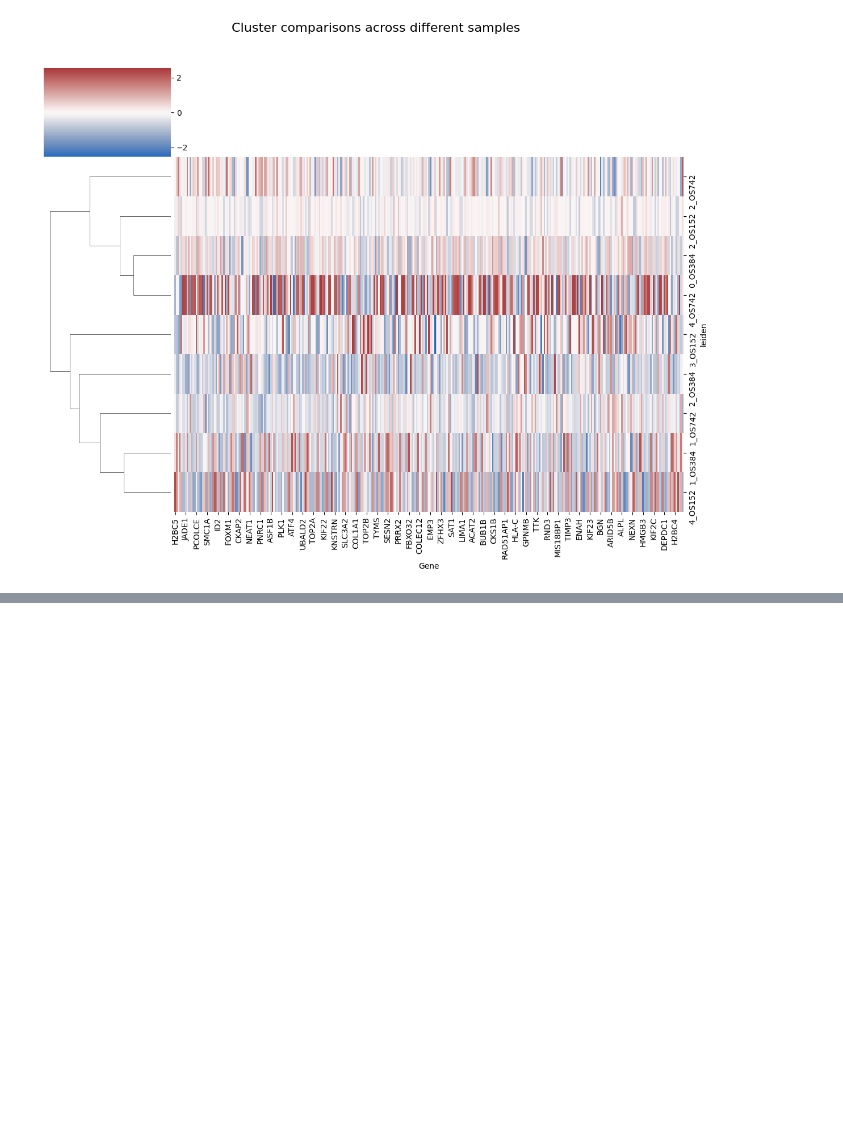
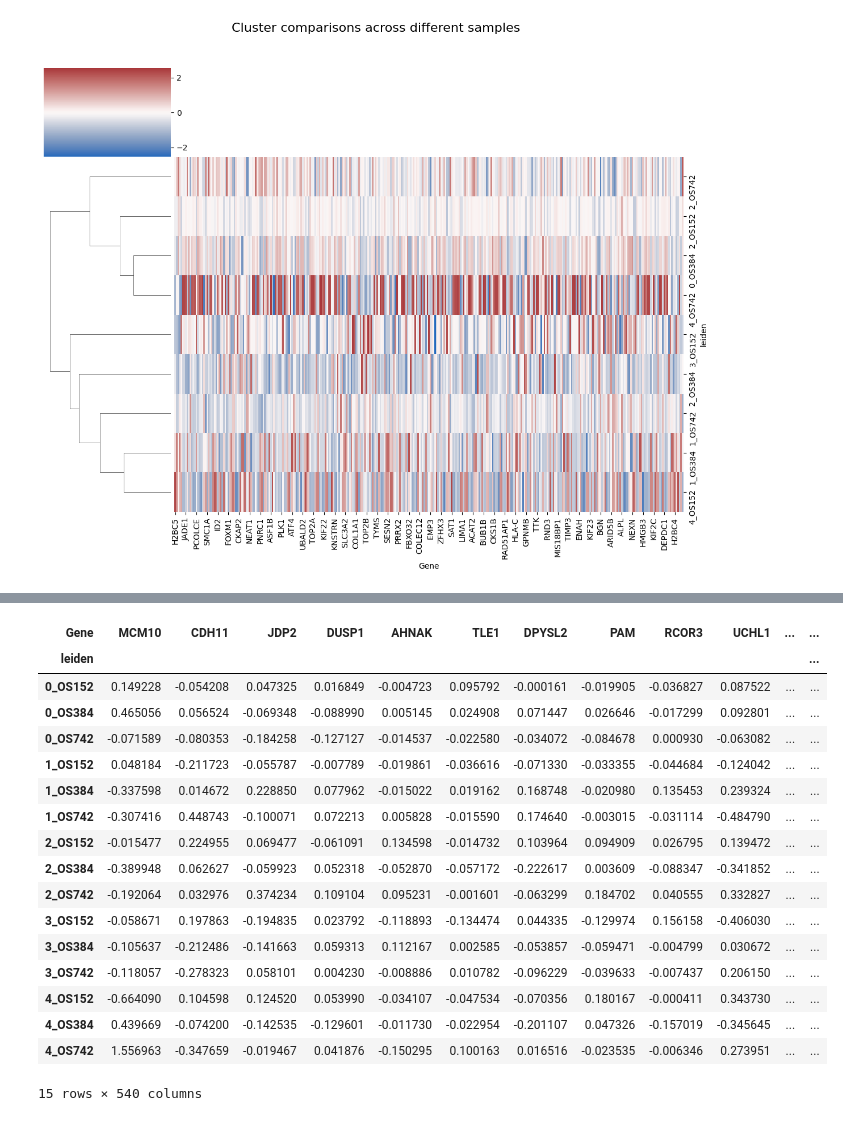
Before and after one commit to brendamelano/Reprogramming_Osteosarcoma, a Jupyter notebook: plain_scRNAseq_analysis/plain_scRNAseq_analysis.ipynb, the cells around one changed output, grey strips where cells are left out. Saved outputs shown, nothing was run; the diff lists cells and outputs as text; code cells hidden in the pictures; blank space fills up the shorter version.

```diff
--- a/plain_scRNAseq_analysis/plain_scRNAseq_analysis.ipynb
+++ b/plain_scRNAseq_analysis/plain_scRNAseq_analysis.ipynb
@@ -363 +384,26 @@ The following genes were not found in the combined data and will be skipped: {'P
+# %%
+
+
+# Compute the mean expression per cluster
+cluster_means = adata_markers.to_df().groupby(adata_markers.obs['leiden']).mean()
+cluster_means
+# %% [output]
+| Gene | MCM10 | CDH11 | JDP2 | DUSP1 | AHNAK | TLE1 | DPYSL2 | PAM | RCOR3 | UCHL1 | ... | ... |
+| leiden |  |  |  |  |  |  |  |  |  |  |  | ... |
+| 0_OS152 | 0.149228 | -0.054208 | 0.047325 | 0.016849 | -0.004723 | 0.095792 | -0.000161 | -0.019905 | -0.036827 | 0.087522 | ... | ... |
+| 0_OS384 | 0.465056 | 0.056524 | -0.069348 | -0.088990 | 0.005145 | 0.024908 | 0.071447 | 0.026646 | -0.017299 | 0.092801 | ... | ... |
+| 0_OS742 | -0.071589 | -0.080353 | -0.184258 | -0.127127 | -0.014537 | -0.022580 | -0.034072 | -0.084678 | 0.000930 | -0.063082 | ... | ... |
+| 1_OS152 | 0.048184 | -0.211723 | -0.055787 | -0.007789 | -0.019861 | -0.036616 | -0.071330 | -0.033355 | -0.044684 | -0.124042 | ... | ... |
+| 1_OS384 | -0.337598 | 0.014672 | 0.228850 | 0.077962 | -0.015022 | 0.019162 | 0.168748 | -0.020980 | 0.135453 | 0.239324 | ... | ... |
+| 1_OS742 | -0.307416 | 0.448743 | -0.100071 | 0.072213 | 0.005828 | -0.015590 | 0.174640 | -0.003015 | -0.031114 | -0.484790 | ... | ... |
+| 2_OS152 | -0.015477 | 0.224955 | 0.069477 | -0.061091 | 0.134598 | -0.014732 | 0.103964 | 0.094909 | 0.026795 | 0.139472 | ... | ... |
+| 2_OS384 | -0.389948 | 0.062627 | -0.059923 | 0.052318 | -0.052870 | -0.057172 | -0.222617 | 0.003609 | -0.088347 | -0.341852 | ... | ... |
+| 2_OS742 | -0.192064 | 0.032976 | 0.374234 | 0.109104 | 0.095231 | -0.001601 | -0.063299 | 0.184702 | 0.040555 | 0.332827 | ... | ... |
+| 3_OS152 | -0.058671 | 0.197863 | -0.194835 | 0.023792 | -0.118893 | -0.134474 | 0.044335 | -0.129974 | 0.156158 | -0.406030 | ... | ... |
+| 3_OS384 | -0.105637 | -0.212486 | -0.141663 | 0.059313 | 0.112167 | 0.002585 | -0.053857 | -0.059471 | -0.004799 | 0.030672 | ... | ... |
+| 3_OS742 | -0.118057 | -0.278323 | 0.058101 | 0.004230 | -0.008886 | 0.010782 | -0.096229 | -0.039633 | -0.007437 | 0.206150 | ... | ... |
+| 4_OS152 | -0.664090 | 0.104598 | 0.124520 | 0.053990 | -0.034107 | -0.047534 | -0.070356 | 0.180167 | -0.000411 | 0.343730 | ... | ... |
+| 4_OS384 | 0.439669 | -0.074200 | -0.142535 | -0.129601 | -0.011730 | -0.022954 | -0.201107 | 0.047326 | -0.157019 | -0.345645 | ... | ... |
+| 4_OS742 | 1.556963 | -0.347659 | -0.019467 | 0.041876 | -0.150295 | 0.100163 | 0.016516 | -0.023535 | -0.006346 | 0.273951 | ... | ... |
+15 rows × 540 columns
 # %%
```
Also changed, not shown: parts of 8 cells of this notebook.
